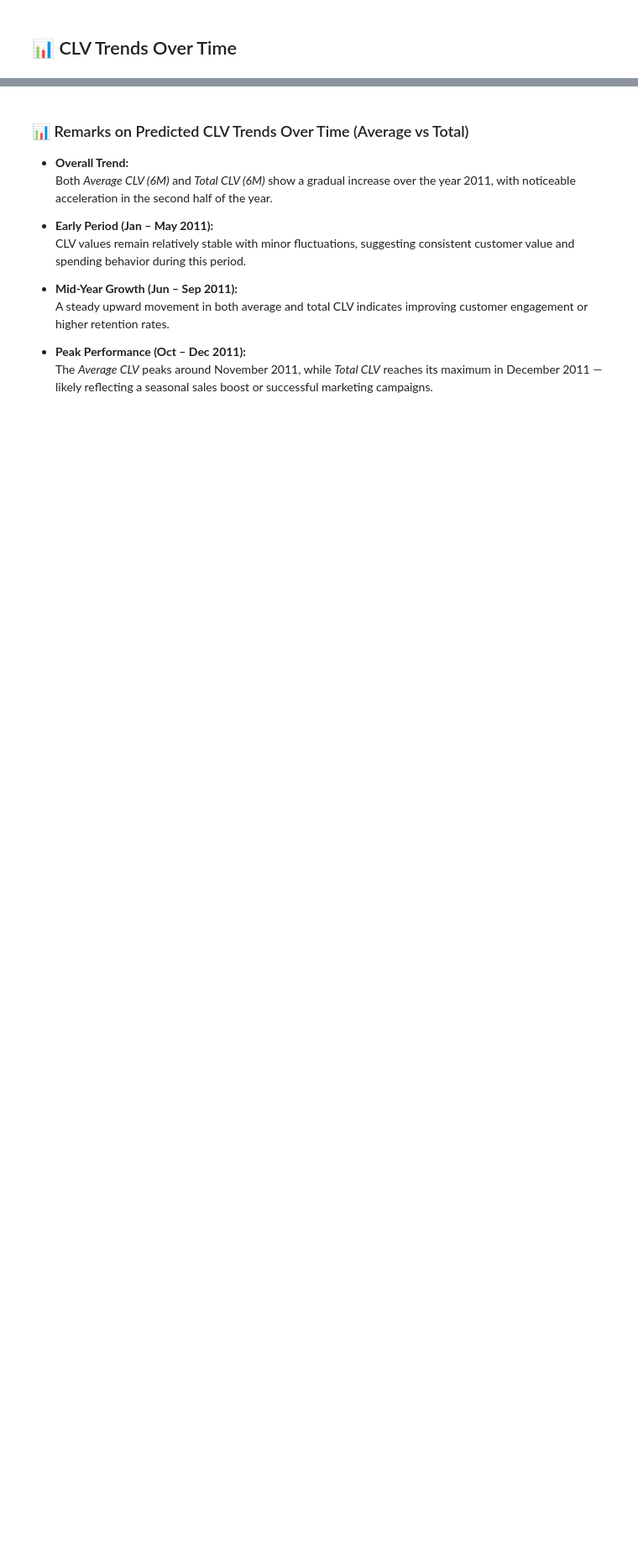
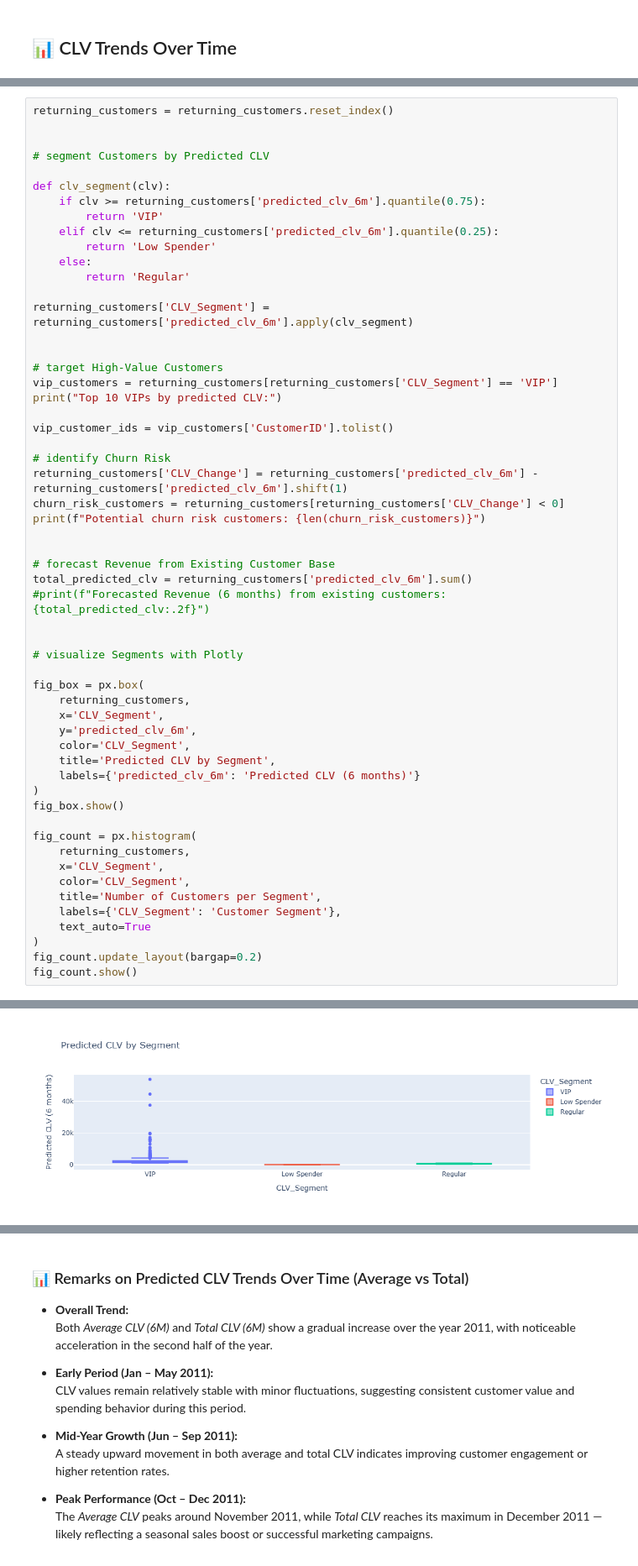
Before and after one commit to NadaManai/Customer-Lifetime-Value-Prediction-Segmentation-for-E-commerce, a Jupyter notebook: CLV prediction and customer segmentation/CLV prediction (probalistic models).ipynb, the cells around one changed output, grey strips where cells are left out. Shown at 84% size. Cells and saved outputs as stored; diff of their text form; blank space fills up the shorter version.

```diff
--- a/CLV prediction and customer segmentation/CLV prediction (probalistic models).ipynb
+++ b/CLV prediction and customer segmentation/CLV prediction (probalistic models).ipynb
@@ -295,0 +399,57 @@ else:
+# %%
+returning_customers = returning_customers.reset_index()
+
+
+# segment Customers by Predicted CLV
+
+def clv_segment(clv):
+    if clv >= returning_customers['predicted_clv_6m'].quantile(0.75):
+        return 'VIP'
+    elif clv <= returning_customers['predicted_clv_6m'].quantile(0.25):
+        return 'Low Spender'
+    else:
+        return 'Regular'
+
+returning_customers['CLV_Segment'] = returning_customers['predicted_clv_6m'].apply(clv_segment)
+
+
+# target High-Value Customers
+vip_customers = returning_customers[returning_customers['CLV_Segment'] == 'VIP']
+print("Top 10 VIPs by predicted CLV:")
+
+vip_customer_ids = vip_customers['CustomerID'].tolist()
+
+# identify Churn Risk
+returning_customers['CLV_Change'] = returning_customers['predicted_clv_6m'] - returning_customers['predicted_clv_6m'].shift(1)
+churn_risk_customers = returning_customers[returning_customers['CLV_Change'] < 0]
+print(f"Potential churn risk customers: {len(churn_risk_customers)}")
+
+
+# forecast Revenue from Existing Customer Base
+total_predicted_clv = returning_customers['predicted_clv_6m'].sum()
+#print(f"Forecasted Revenue (6 months) from existing customers: {total_predicted_clv:.2f}")
+
+
+# visualize Segments with Plotly
+
+fig_box = px.box(
+    returning_customers,
+    x='CLV_Segment',
+    y='predicted_clv_6m',
+    color='CLV_Segment',
+    title='Predicted CLV by Segment',
+    labels={'predicted_clv_6m': 'Predicted CLV (6 months)'}
+)
+fig_box.show()
+
+fig_count = px.histogram(
+    returning_customers,
+    x='CLV_Segment',
+    color='CLV_Segment',
+    title='Number of Customers per Segment',
+    labels={'CLV_Segment': 'Customer Segment'},
+    text_auto=True
+)
+fig_count.update_layout(bargap=0.2)
+fig_count.show()
+# %% [output]
@@ -295,0 +458 @@ else:
+[figure, added]
```
Also changed, not shown: parts of 4 cells of this notebook, 8 other files.
